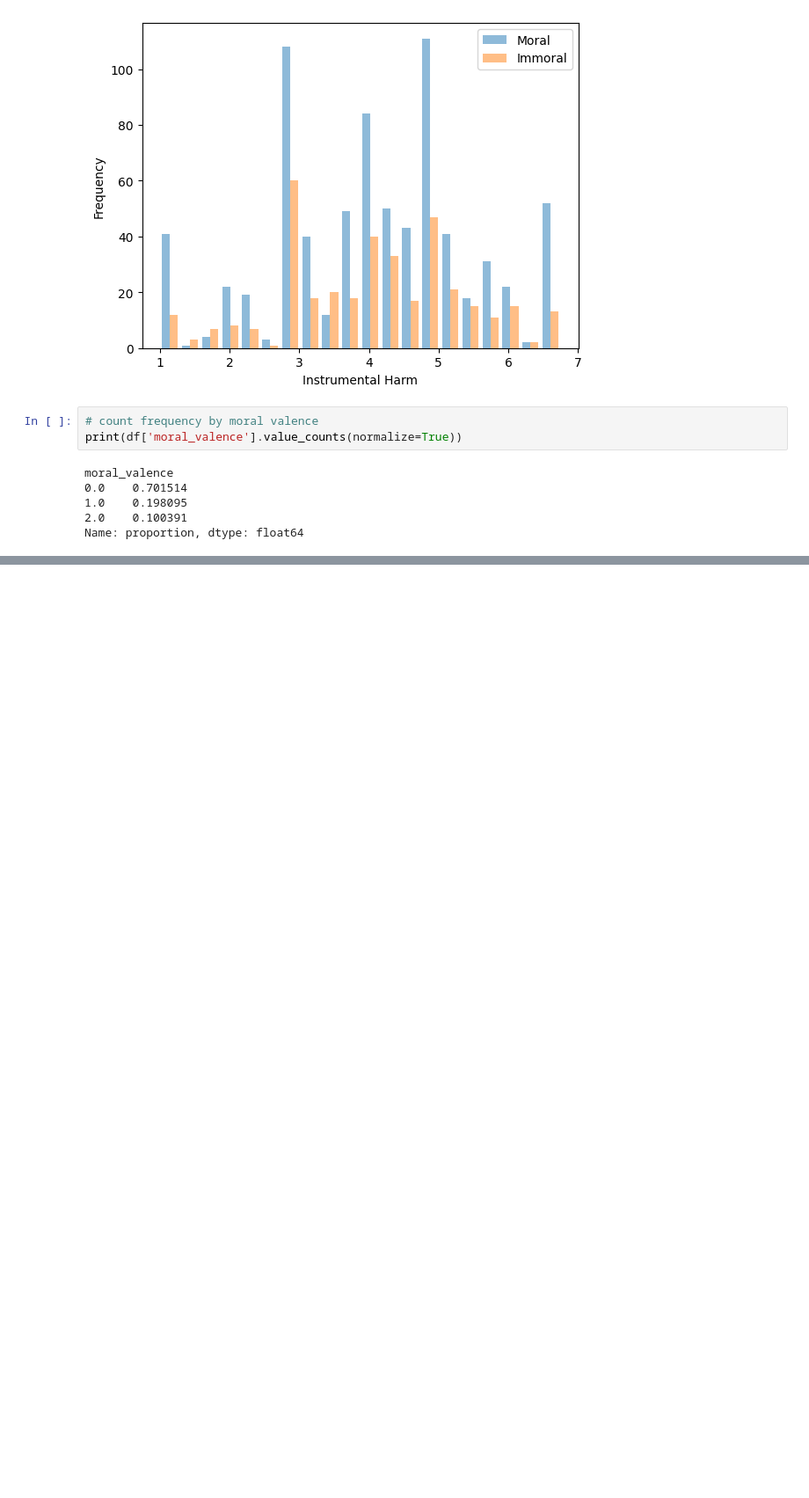
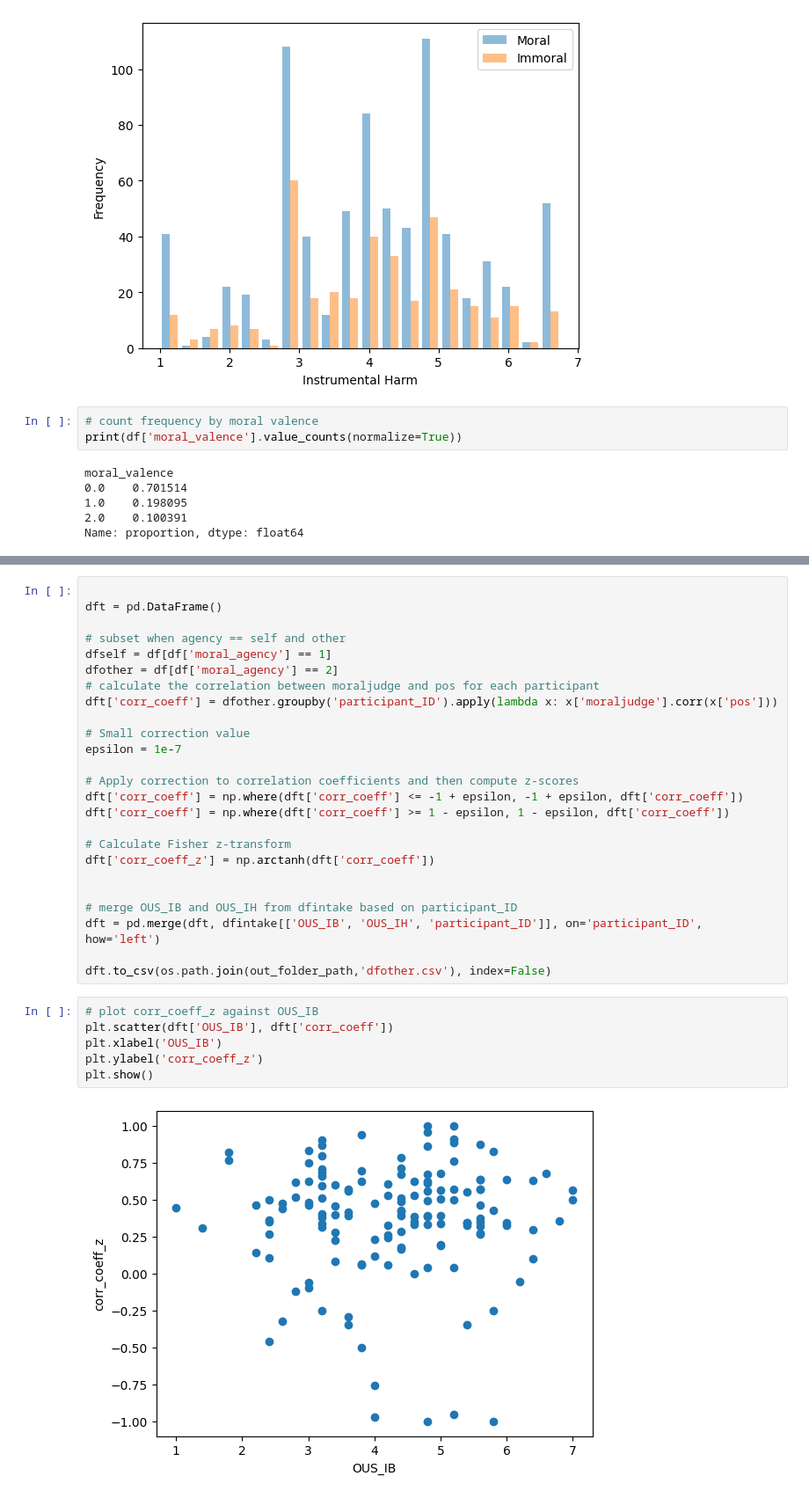
Before and after one commit to amberxuqianchen/effective-altruism, a Jupyter notebook: 1_code/descriptive.ipynb, the cells around one changed output, grey strips where cells are left out. Shown at 88% size. Saved outputs shown, nothing was run; the diff lists cells and outputs as text; blank space fills up the shorter version.

```diff
--- a/1_code/descriptive.ipynb
+++ b/1_code/descriptive.ipynb
@@ -507,0 +575,33 @@ Name: proportion, dtype: float64
+# %%
+
+dft = pd.DataFrame()
+
+# subset when agency == self and other
+dfself = df[df['moral_agency'] == 1]
+dfother = df[df['moral_agency'] == 2]
+# calculate the correlation between moraljudge and pos for each participant
+dft['corr_coeff'] = dfother.groupby('participant_ID').apply(lambda x: x['moraljudge'].corr(x['pos']))
+
+# Small correction value
+epsilon = 1e-7
+
+# Apply correction to correlation coefficients and then compute z-scores
+dft['corr_coeff'] = np.where(dft['corr_coeff'] <= -1 + epsilon, -1 + epsilon, dft['corr_coeff'])
+dft['corr_coeff'] = np.where(dft['corr_coeff'] >= 1 - epsilon, 1 - epsilon, dft['corr_coeff'])
+
+# Calculate Fisher z-transform
+dft['corr_coeff_z'] = np.arctanh(dft['corr_coeff'])
+
+
+# merge OUS_IB and OUS_IH from dfintake based on participant_ID
+dft = pd.merge(dft, dfintake[['OUS_IB', 'OUS_IH', 'participant_ID']], on='participant_ID', how='left')
+
+dft.to_csv(os.path.join(out_folder_path,'dfother.csv'), index=False)
+# %%
+# plot corr_coeff_z against OUS_IB
+plt.scatter(dft['OUS_IB'], dft['corr_coeff'])
+plt.xlabel('OUS_IB')
+plt.ylabel('corr_coeff_z')
+plt.show()
+# %% [output]
+[figure, added]
```
Also changed, not shown: parts of 11 cells of this notebook, 13 other files.
